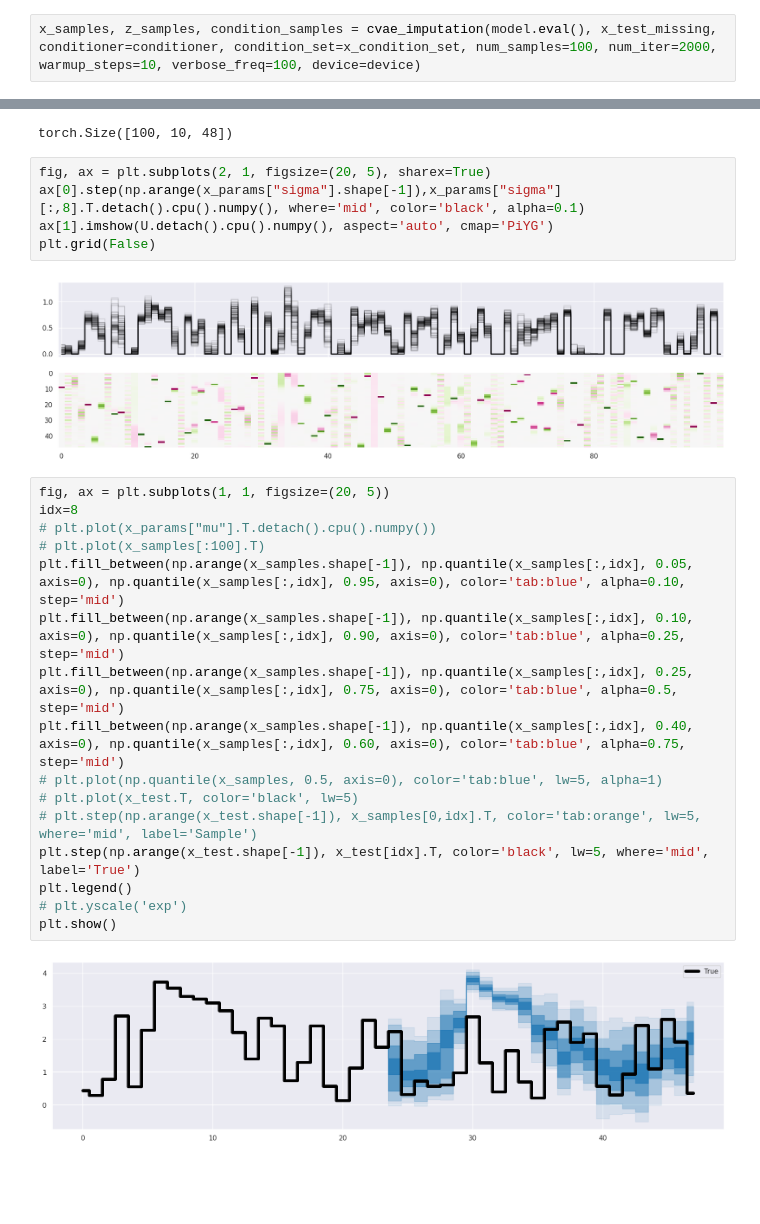
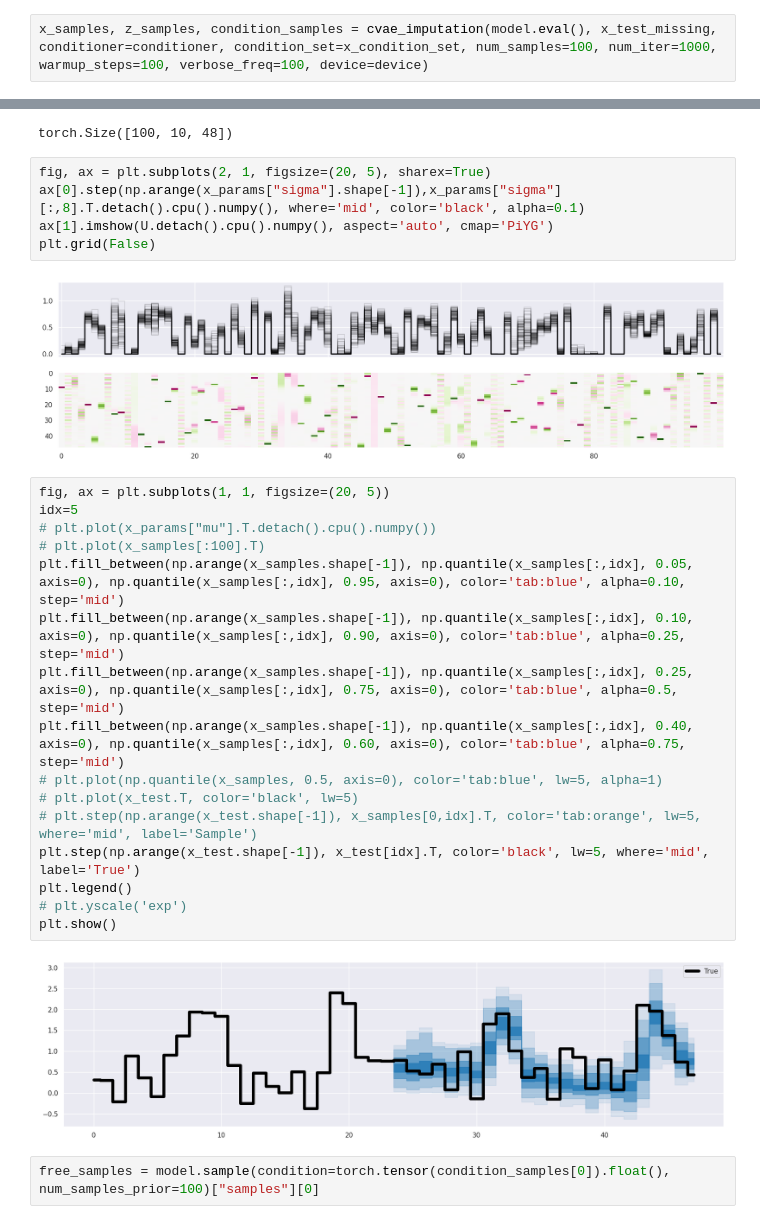
Before and after one commit to kabolat/behavio-temporal-vae, a Jupyter notebook: notebooks/forecasting_by_imputing.ipynb, the cells around one changed output, grey strips where cells are left out. Cells and saved outputs as stored; diff of their text form; blank space fills up the shorter version.

```diff
--- a/notebooks/forecasting_by_imputing.ipynb
+++ b/notebooks/forecasting_by_imputing.ipynb
@@ -98,7 +101,7 @@ x_condition_set = {key: np.reshape(np.reshape(value, (num_users, num_test_days,-
 x_test_missing = x_test.copy()
 x_test_missing[:,24:] = np.nan
 # %%
-x_samples, z_samples, condition_samples = cvae_imputation(model.eval(), x_test_missing, conditioner=conditioner, condition_set=x_condition_set, num_samples=100, num_iter=2000, warmup_steps=10, verbose_freq=100, device=device)
+x_samples, z_samples, condition_samples = cvae_imputation(model.eval(), x_test_missing, conditioner=conditioner, condition_set=x_condition_set, num_samples=100, num_iter=1000, warmup_steps=100, verbose_freq=100, device=device)
 # %% [output]
 Pseudo-Gibbs warm-up is starting...
 Pseudo-Gibbs warm-up has ended.
@@ -136,22 +139,24 @@ ax[0].step(np.arange(x_params["sigma"].shape[-1]),x_params["sigma"][:,8].T.detac
 ax[1].imshow(U.detach().cpu().numpy(), aspect='auto', cmap='PiYG')
 plt.grid(False)
 # %% [output]
-[figure, old version]
+[figure, new version]
 # %%
 fig, ax = plt.subplots(1, 1, figsize=(20, 5))
-idx=8
+idx=5
 # plt.plot(x_params["mu"].T.detach().cpu().numpy())
 # plt.plot(x_samples[:100].T)
 plt.fill_between(np.arange(x_samples.shape[-1]), np.quantile(x_samples[:,idx], 0.05, axis=0), np.quantile(x_samples[:,idx], 0.95, axis=0), color='tab:blue', alpha=0.10, step='mid')
 plt.fill_between(np.arange(x_samples.shape[-1]), np.quantile(x_samples[:,idx], 0.10, axis=0), np.quantile(x_samples[:,idx], 0.90, axis=0), color='tab:blue', alpha=0.25, step='mid')
 plt.fill_between(np.arange(x_samples.shape[-1]), np.quantile(x_samples[:,idx], 0.25, axis=0), np.quantile(x_samples[:,idx], 0.75, axis=0), color='tab:blue', alpha=0.5, step='mid')
 plt.fill_between(np.arange(x_samples.shape[-1]), np.quantile(x_samples[:,idx], 0.40, axis=0), np.quantile(x_samples[:,idx], 0.60, axis=0), color='tab:blue', alpha=0.75, step='mid')
 # plt.plot(np.quantile(x_samples, 0.5, axis=0), color='tab:blue', lw=5, alpha=1)
 # plt.plot(x_test.T, color='black', lw=5)
 # plt.step(np.arange(x_test.shape[-1]), x_samples[0,idx].T, color='tab:orange', lw=5, where='mid', label='Sample')
 plt.step(np.arange(x_test.shape[-1]), x_test[idx].T, color='black', lw=5, where='mid', label='True')
 plt.legend()
 # plt.yscale('exp')
 plt.show()
 # %% [output]
-[figure, old version]
+[figure, new version]
+# %%
+free_samples = model.sample(condition=torch.tensor(condition_samples[0]).float(), num_samples_prior=100)["samples"][0]
```
Also changed, not shown: parts of 3 cells of this notebook, 1 other file.
